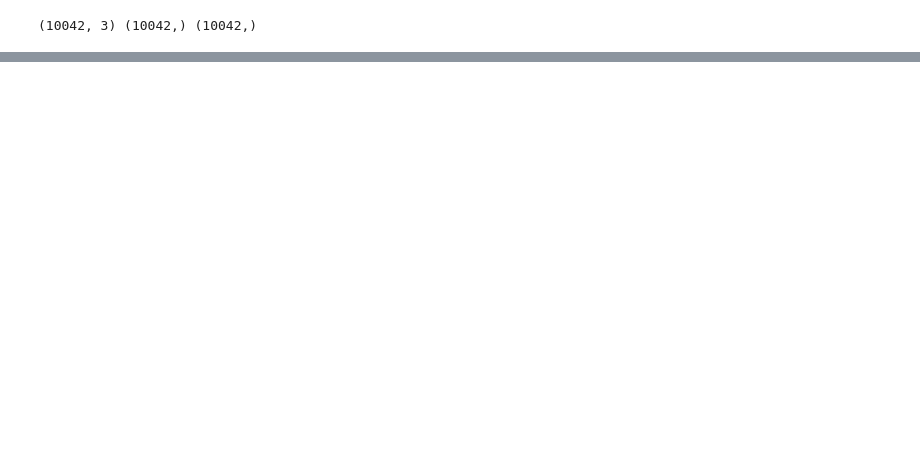
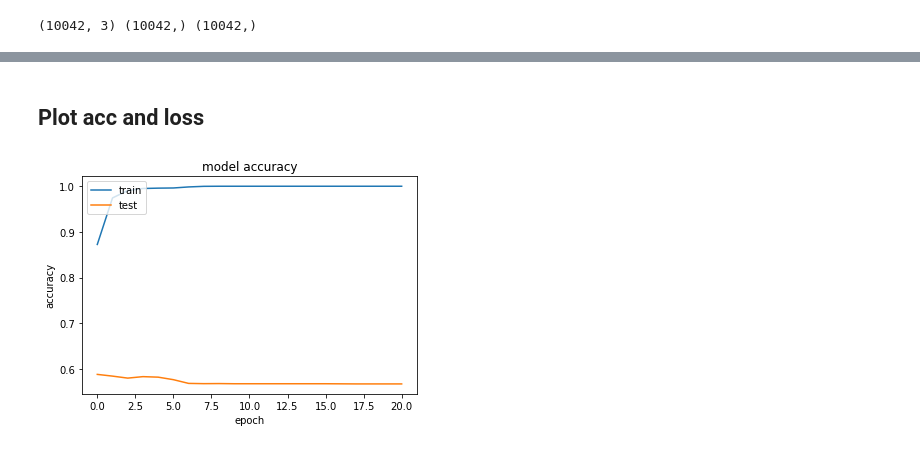
Before and after one commit to indykorpong/activity_classifier, a Jupyter notebook: Transfer.ipynb, the cells around one changed output, grey strips where cells are left out. Saved outputs shown, nothing was run; the diff lists cells and outputs as text; code cells hidden in the pictures; blank space fills up the shorter version.

```diff
--- a/Transfer.ipynb
+++ b/Transfer.ipynb
@@ -383,20 +415,20 @@ print(VAL_LEN)
 # %%
 LABEL_COUNT = 4
 # %%
-def reshape_y(y, window_length=60):
+def reshape_y(y):
 
     y_rs_ = label_binarize(y, classes=[0,1,2,3])
 
     y_rs = []
-    for i in range(len(y_rs_)):
-        y_temp = []
-        for j in range(window_length):
-            y_temp.append(y_rs_[i])
+    #for i in range(len(y_rs_)):
+     #   y_temp = []
+      #  for j in range(window_length):
+       #     y_temp.append(y_rs_[i])
 
-        y_rs.append(np.array(y_temp))
+       # y_rs.append(np.array(y_temp))
 
-    y_rs = np.array(y_rs)
-    y_rs = y_rs.reshape((y_rs.shape[0],y_rs.shape[1],LABEL_COUNT))
+    y_rs = np.array(y_rs_)
+    y_rs = y_rs.reshape((y_rs.shape[0],LABEL_COUNT))
 
     return np.array(y_rs)
 # %%
@@ -422,2 +456,2 @@ print(X_train_pure.shape[2])
 # %%
-model = load_model("./model/Arc_model_1.4.h5")
+model = load_model("./model/Arc_model_2.h5")
@@ -432,7 +458,3 @@ rnn_model.load_weights("./model/model_1.2.h5")
-# %%
-compile_model(model)
-train_model(model, X_train_pure, y_train_rs,
-                        X_val_pure, y_val_rs)
 # %%
 adam = optimizers.Adam(lr = 0.001, decay=1e-6)
 model.compile(loss='categorical_crossentropy', optimizer=adam, metrics=['accuracy'])
@@ -466,5 +488,5 @@ model_1_path = "./model/model_1/{}.h5".format("model_1")
 checkpoint = ModelCheckpoint(model_1_path, monitor='val_acc', verbose=1,save_best_only=True,save_weights_only=False, mode='max',period=1)
 callbacks_list = [checkpoint,early_stopper,reduce_lr]
 
-history = model.fit(X_train_pure, y_train_rs, epochs = 20,  callbacks=callbacks_list, verbose =1 , validation_data=(X_val_pure, y_val_rs))
+history1 = model.fit(X_train_pure, y_train_rs, epochs = 100,  callbacks=callbacks_list, verbose =1 , validation_data=(X_val_pure, y_val_rs))
 # %% [output]
@@ -482,0 +510,12 @@ y_p = convert_y(y_pred)
+# %% [markdown]
+## Plot acc and loss
+# %%
+plt.plot(history1.history['acc'])
+plt.plot(history1.history['val_acc'])
+plt.title('model accuracy')
+plt.ylabel('accuracy')
+plt.xlabel('epoch')
+plt.legend(['train', 'test'], loc='upper left')
+plt.show()
+# %% [output]
+[figure, added]
```
Also changed, not shown: parts of 62 cells of this notebook.
